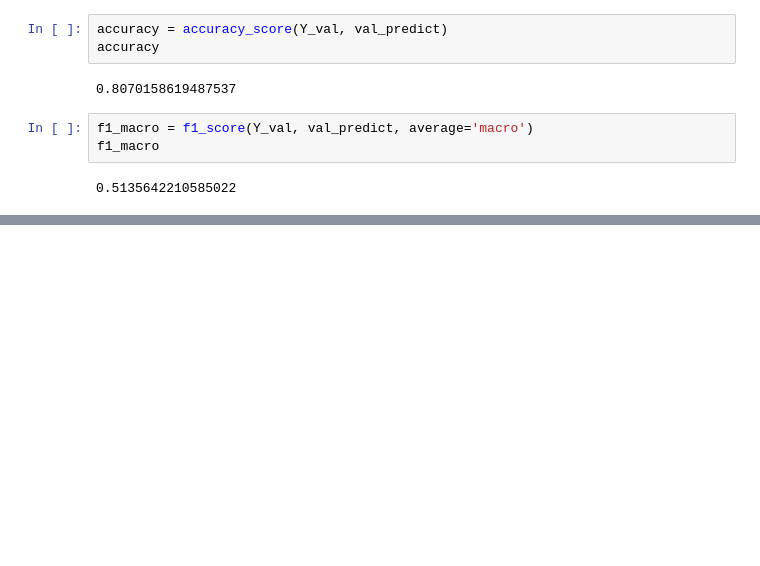
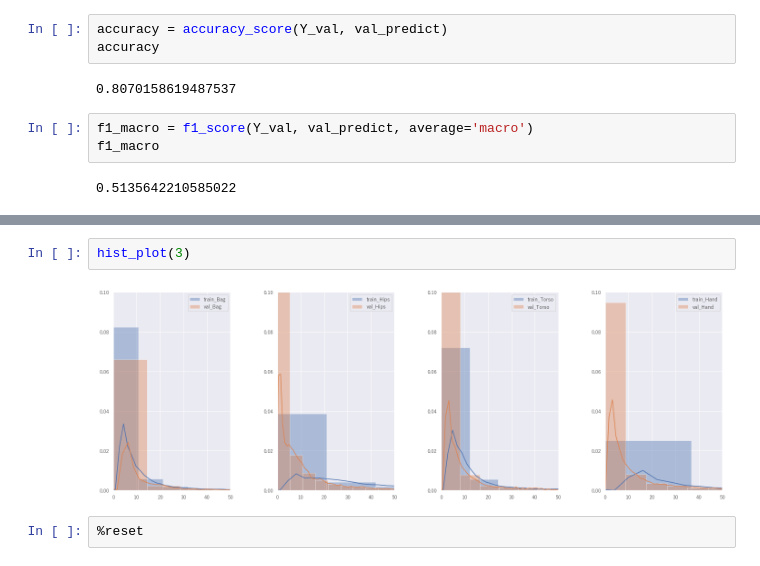
Before and after one commit to nekketsu2010/SHL2020, a Jupyter notebook: Notebook/大山研手法withXGBoost.ipynb, the cells around one changed output, grey strips where cells are left out. Saved outputs shown, nothing was run; the diff lists cells and outputs as text; blank space fills up the shorter version.

```diff
--- a/Notebook/大山研手法withXGBoost.ipynb
+++ b/Notebook/大山研手法withXGBoost.ipynb
@@ -251,0 +291,6 @@ with open("xgboost_model.binaryfile", 'wb') as f:
+# %%
+hist_plot(3)
+# %% [output]
+[figure, added]
+# %%
+%reset
```
Also changed, not shown: parts of 25 cells of this notebook, 2 other files.
